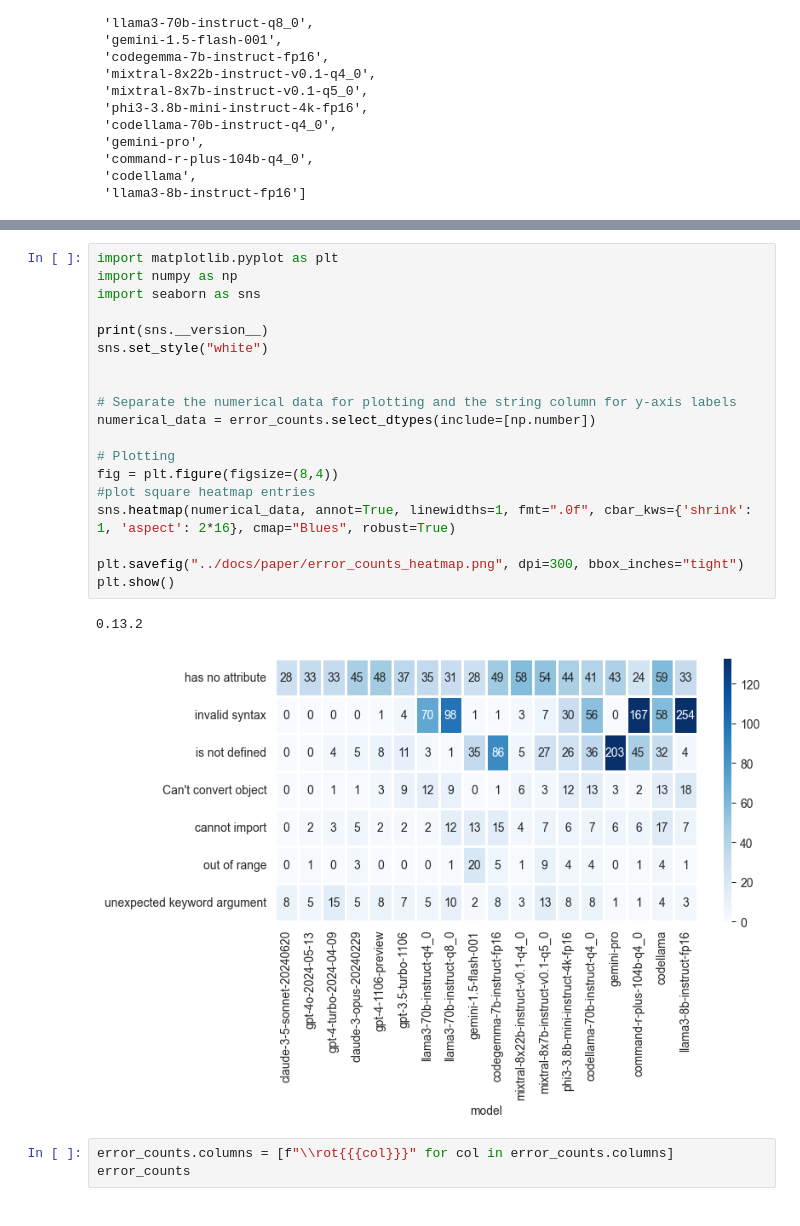
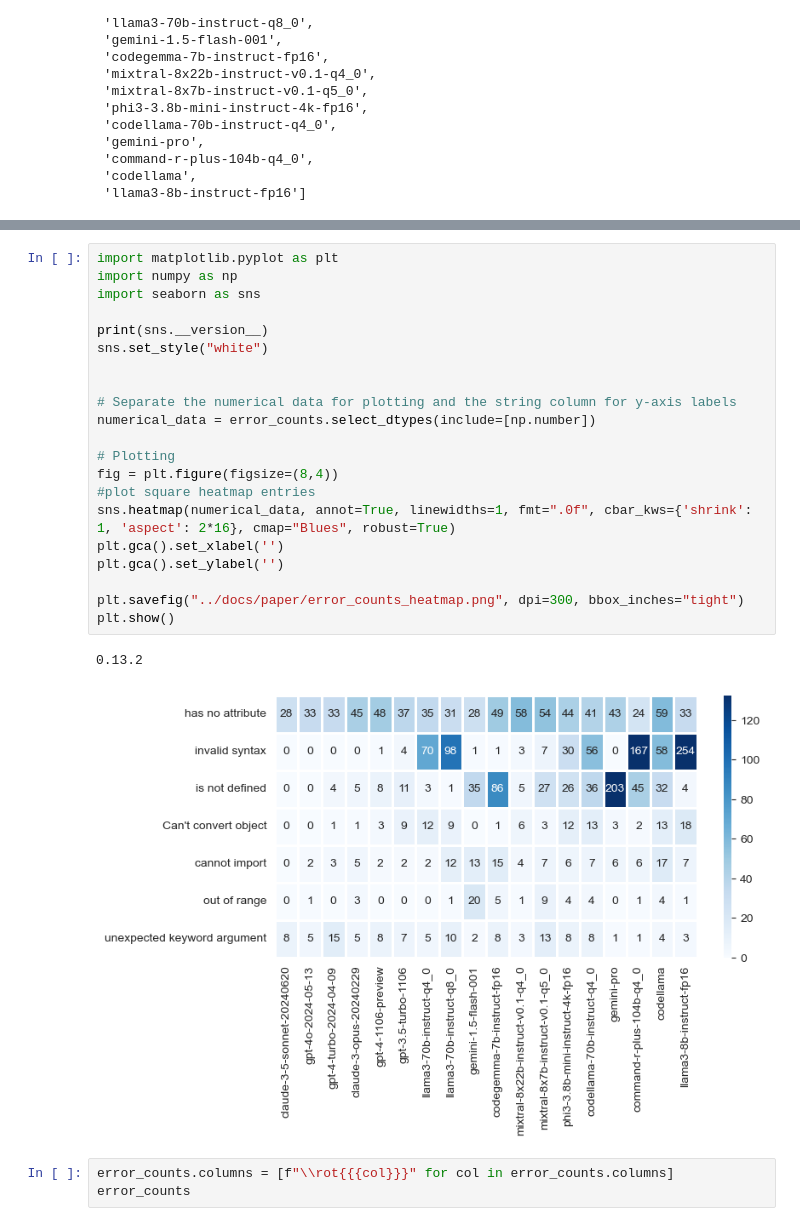
Before and after one commit to haesleinhuepf/human-eval-bia, a Jupyter notebook: demo/summarize_error_messages.ipynb, the cells around one changed output, grey strips where cells are left out. Drawn from its saved outputs; the diff is of its cells as text.

```diff
--- a/demo/summarize_error_messages.ipynb
+++ b/demo/summarize_error_messages.ipynb
@@ -112,25 +112,27 @@ error_counts
 # %%
 import matplotlib.pyplot as plt
 import numpy as np
 import seaborn as sns
 
 print(sns.__version__)
 sns.set_style("white")
 
 
 # Separate the numerical data for plotting and the string column for y-axis labels
 numerical_data = error_counts.select_dtypes(include=[np.number])
 
 # Plotting
 fig = plt.figure(figsize=(8,4))
 #plot square heatmap entries
 sns.heatmap(numerical_data, annot=True, linewidths=1, fmt=".0f", cbar_kws={'shrink': 1, 'aspect': 2*16}, cmap="Blues", robust=True)
+plt.gca().set_xlabel('')
+plt.gca().set_ylabel('')
 
 plt.savefig("../docs/paper/error_counts_heatmap.png", dpi=300, bbox_inches="tight")
 plt.show()
 # %% [output]
 0.13.2
-[figure, old version]
+[figure, new version]
 # %%
 error_counts.columns = [f"\\rot{{{col}}}" for col in error_counts.columns]
 error_counts
```
Also changed, not shown: 6 other files.
